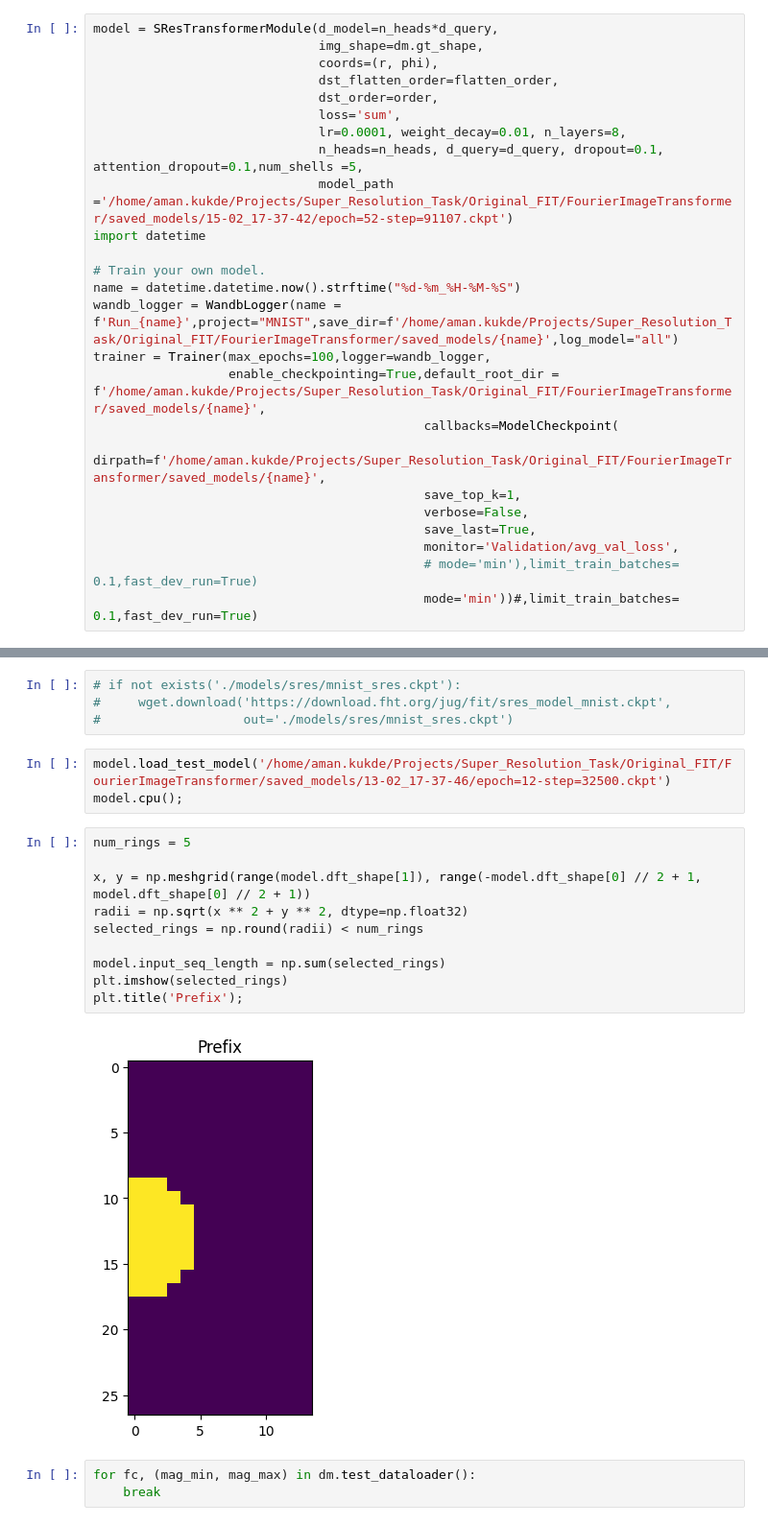
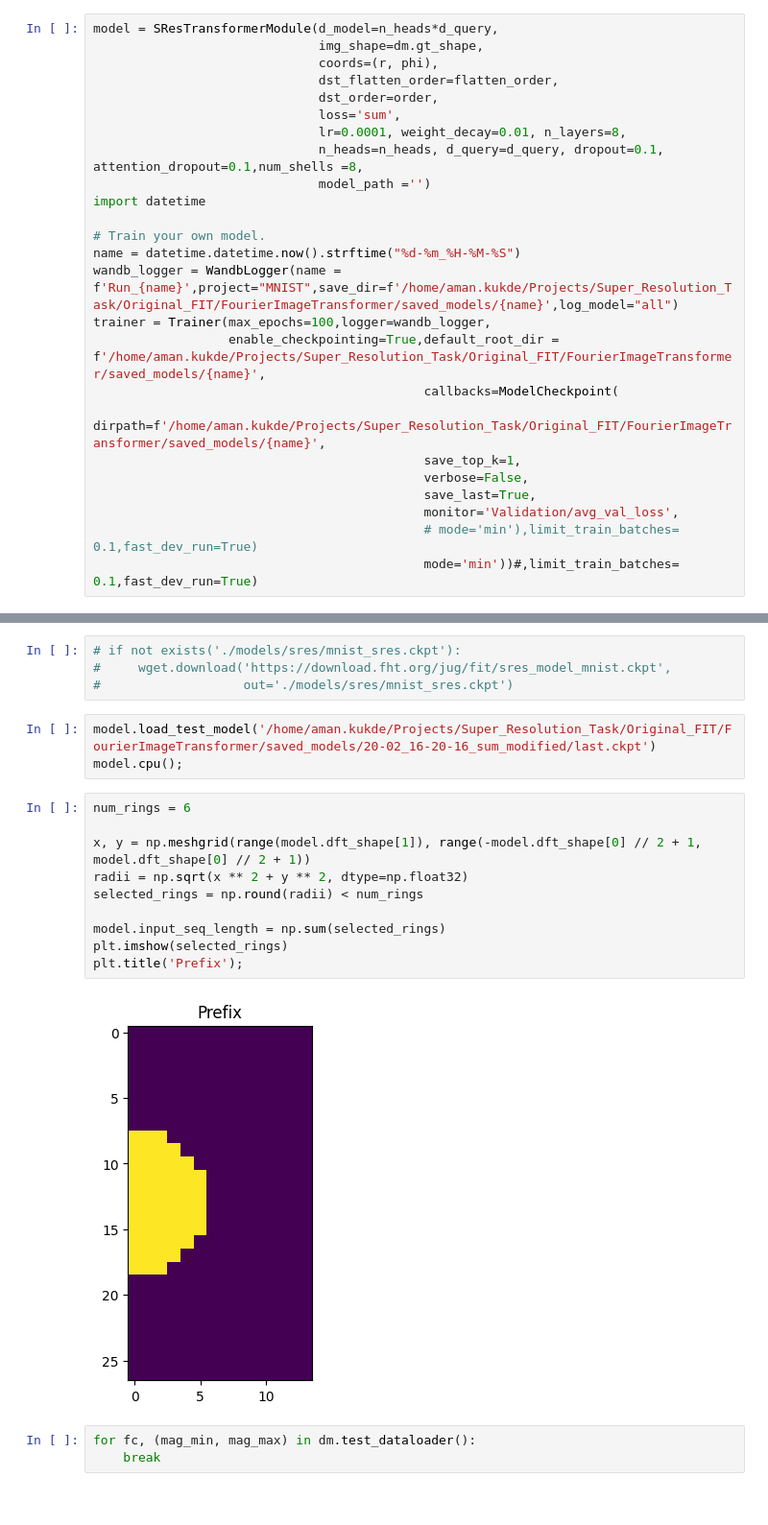
Before and after one commit to AmanKukde/FourierImageTransformer, a Jupyter notebook: examples/Super-Resolution - MNIST Example.ipynb, the cells around one changed output, grey strips where cells are left out. Shown at 96% size. Cells and saved outputs as stored; diff of their text form.

```diff
--- a/examples/Super-Resolution - MNIST Example.ipynb
+++ b/examples/Super-Resolution - MNIST Example.ipynb
@@ -46,8 +46,8 @@ model = SResTransformerModule(d_model=n_heads*d_query,
                               dst_order=order,
                               loss='sum',
                               lr=0.0001, weight_decay=0.01, n_layers=8,
-                              n_heads=n_heads, d_query=d_query, dropout=0.1, attention_dropout=0.1,num_shells =5,
-                              model_path ='/home/aman.kukde/Projects/Super_Resolution_Task/Original_FIT/FourierImageTransformer/saved_models/15-02_17-37-42/epoch=52-step=91107.ckpt')
+                              n_heads=n_heads, d_query=d_query, dropout=0.1, attention_dropout=0.1,num_shells =8,
+                              model_path ='')
 import datetime
 
 # Train your own model.
@@ -88,20 +88,20 @@ HPU available: False, using: 0 HPUs
 #     wget.download('https://download.fht.org/jug/fit/sres_model_mnist.ckpt',
 #                   out='./models/sres/mnist_sres.ckpt')
 # %%
-model.load_test_model('/home/aman.kukde/Projects/Super_Resolution_Task/Original_FIT/FourierImageTransformer/saved_models/13-02_17-37-46/epoch=12-step=32500.ckpt')
+model.load_test_model('/home/aman.kukde/Projects/Super_Resolution_Task/Original_FIT/FourierImageTransformer/saved_models/20-02_16-20-16_sum_modified/last.ckpt')
 model.cpu();
 # %%
-num_rings = 5
+num_rings = 6
 
 x, y = np.meshgrid(range(model.dft_shape[1]), range(-model.dft_shape[0] // 2 + 1, model.dft_shape[0] // 2 + 1))
 radii = np.sqrt(x ** 2 + y ** 2, dtype=np.float32)
 selected_rings = np.round(radii) < num_rings
 
 model.input_seq_length = np.sum(selected_rings)
 plt.imshow(selected_rings)
 plt.title('Prefix');
 # %% [output]
-[figure, old version]
+[figure, new version]
 # %%
 for fc, (mag_min, mag_max) in dm.test_dataloader():
     break
```
Also changed, not shown: parts of 9 cells of this notebook, 11 other files.
